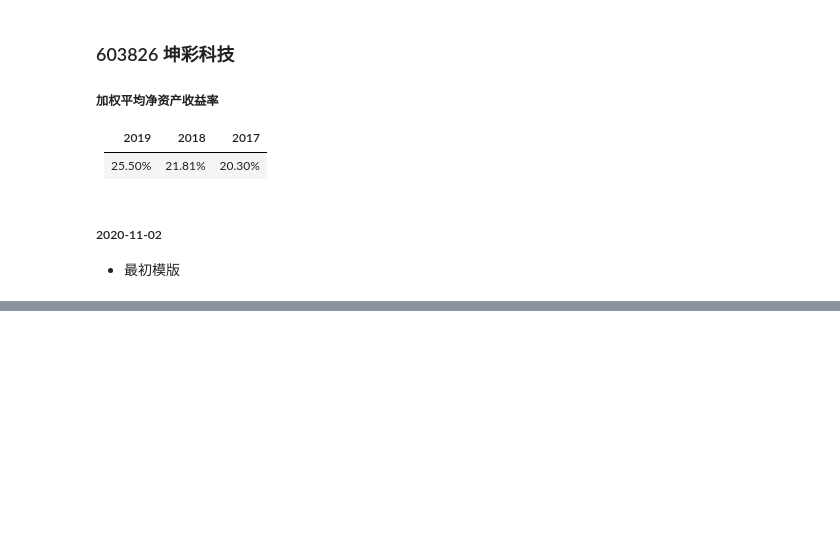
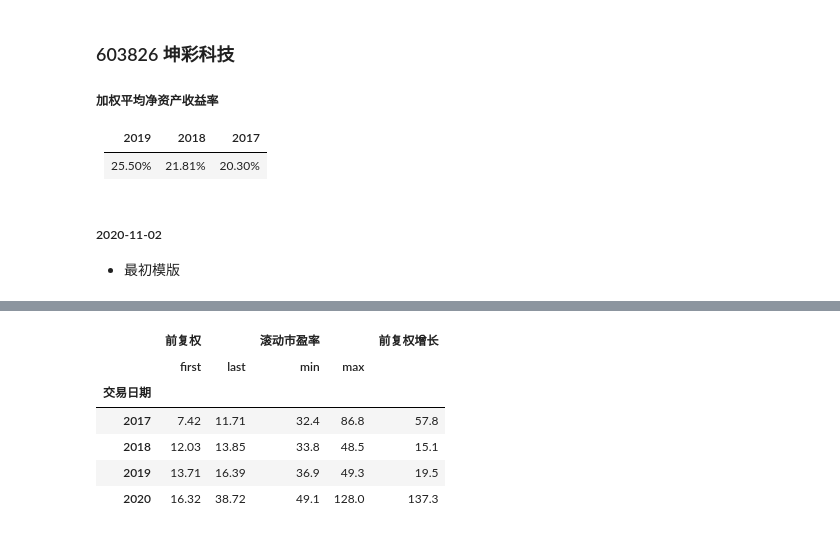
Before and after one commit to zifengyu/stock, a Jupyter notebook: notebook/模版.ipynb, the cells around one changed output, grey strips where cells are left out. Saved outputs shown, nothing was run; the diff lists cells and outputs as text; code cells hidden in the pictures; blank space fills up the shorter version.

```diff
--- a/notebook/模版.ipynb
+++ b/notebook/模版.ipynb
@@ -68,7 +125,15 @@ pd.concat([income_change, bs_change], axis=1)
 # %%
-mkt['前复权'] = mkt['收盘价'] * mkt['累积前复权因子']
-mkt['前复权'] = mkt['前复权'].round(2)
-mkt['滚动市盈率'] = mkt['滚动市盈率'].round(1)
-df = mkt[['收盘价', '滚动市盈率', '前复权']].groupby(mkt['交易日期'].dt.year).agg(['min', 'max', 'first', 'last'])[-10:]
+mkt['前复权'] = mkt['close'].round(2)
+mkt['滚动市盈率'] = mkt['peTTM'].round(1)
+mkt['交易日期'] = pd.to_datetime(mkt['date'])
+df = mkt[['前复权', '滚动市盈率']].groupby(mkt['交易日期'].dt.year).agg(['min', 'max', 'first', 'last'])[-10:]
 df['前复权增长'] = df['前复权'][['first', 'last']].apply(lambda x: round((x[1]-x[0])/x[0] * 100,1), axis=1)
-df.drop(columns=[('收盘价', 'min'), ('收盘价', 'max'), ('前复权', 'min'), ('前复权', 'max'), ('滚动市盈率', 'first'), ('滚动市盈率', 'last')])
+df.drop(columns=[('前复权', 'min'), ('前复权', 'max'), ('滚动市盈率', 'first'), ('滚动市盈率', 'last')])
+# %% [output]
+|  | 前复权 |  | 滚动市盈率 |  | 前复权增长 |
+|  | first | last | min | max |  |
+| 交易日期 |  |  |  |  |  |
+| 2017 | 7.42 | 11.71 | 32.4 | 86.8 | 57.8 |
+| 2018 | 12.03 | 13.85 | 33.8 | 48.5 | 15.1 |
+| 2019 | 13.71 | 16.39 | 36.9 | 49.3 | 19.5 |
+| 2020 | 16.32 | 38.72 | 49.1 | 128.0 | 137.3 |
```
Also changed, not shown: parts of 11 cells of this notebook, 6 other files.
